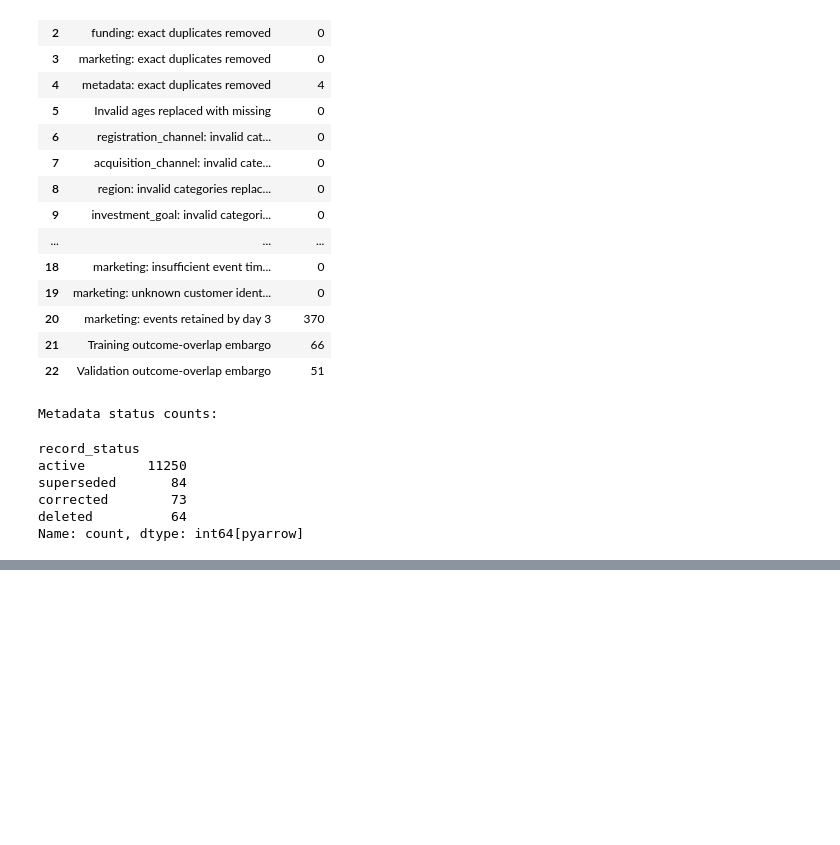
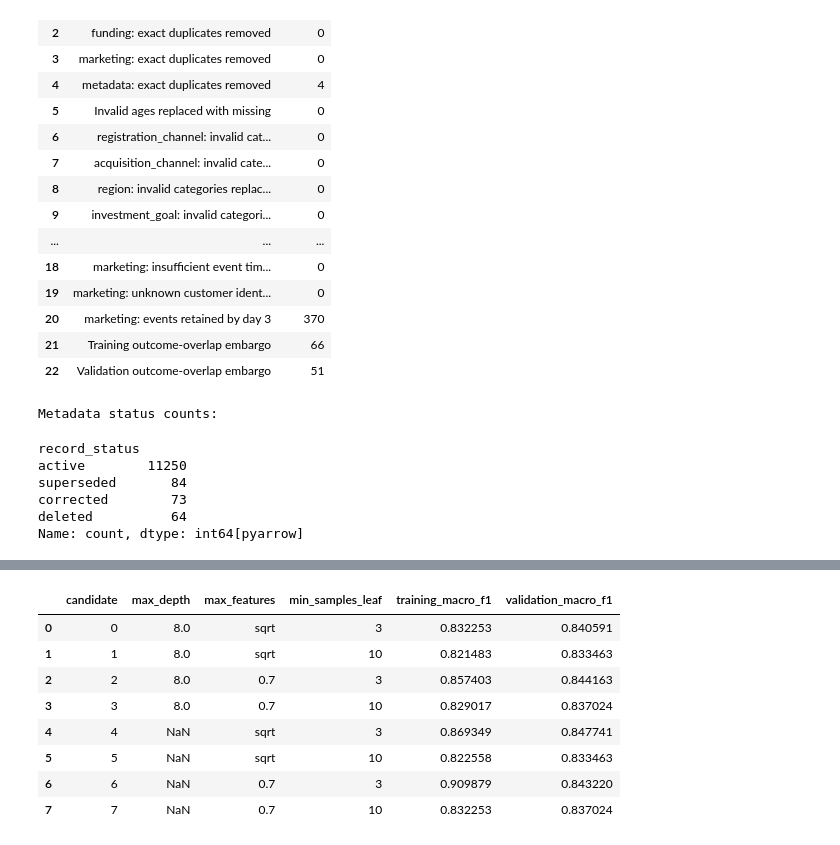
Before and after one commit to Kone-Makhadi-Stadio/Capstone_Project_KM, a Jupyter notebook: SS3_PartB.ipynb, the cells around one changed output, grey strips where cells are left out. Cells and saved outputs as stored; diff of their text form; code cells hidden in the pictures; blank space fills up the shorter version.

Commit message:
Updated ipynb with Model training
Updated ipynb with Model training

```diff
--- a/SS3_PartB.ipynb
+++ b/SS3_PartB.ipynb
@@ -1094,0 +1178,77 @@ Name: count, dtype: int64[pyarrow]
+# %%
+parameter_grid = list(ParameterGrid({
+    "max_depth": [8, None],
+    "min_samples_leaf": [3, 10],
+    "max_features": ["sqrt", 0.7]
+}))
+
+records = []
+candidate_models = []
+
+for index, parameters in enumerate(parameter_grid):
+    candidate = make_pipeline(parameters)
+
+    candidate.fit(X_train, y_train)
+
+    training_prediction = candidate.predict(X_train)
+    validation_prediction = candidate.predict(X_val)
+
+    records.append({
+        "candidate": index,
+        **parameters,
+        "training_macro_f1": f1_score(
+            y_train,
+            training_prediction,
+            average="macro"
+        ),
+        "validation_macro_f1": f1_score(
+            y_val,
+            validation_prediction,
+            average="macro"
+        )
+    })
+
+    candidate_models.append(candidate)
+
+    print(
+        f"Completed candidate "
+        f"{index + 1}/{len(parameter_grid)}"
+    )
+
+search_results = pd.DataFrame(records)
+
+# Tie-breaking favours shallower trees, larger leaves
+# and the smaller feature subset.
+best_index = min(
+    range(len(records)),
+    key=lambda i: (
+        -records[i]["validation_macro_f1"],
+        (
+            records[i]["max_depth"]
+            if records[i]["max_depth"] is not None
+            else float("inf")
+        ),
+        -records[i]["min_samples_leaf"],
+        (
+            0
+            if records[i]["max_features"] == "sqrt"
+            else 1
+        )
+    )
+)
+
+selected_parameters = parameter_grid[best_index]
+selected_model = candidate_models[best_index]
+
+display(search_results)
+
+print("Selected parameters:", selected_parameters)
+
+search_results.to_csv(
+    os.path.join(
+        results_folder,
+        "hyperparameter_validation.csv"
+    ),
+    index=False
+)
+# %% [output]
@@ -1094,0 +1263,9 @@ Name: count, dtype: int64[pyarrow]
+|  | candidate | max_depth | max_features | min_samples_leaf | training_macro_f1 | validation_macro_f1 |
+| 0 | 0 | 8.0 | sqrt | 3 | 0.832253 | 0.840591 |
+| 1 | 1 | 8.0 | sqrt | 10 | 0.821483 | 0.833463 |
+| 2 | 2 | 8.0 | 0.7 | 3 | 0.857403 | 0.844163 |
+| 3 | 3 | 8.0 | 0.7 | 10 | 0.829017 | 0.837024 |
+| 4 | 4 | NaN | sqrt | 3 | 0.869349 | 0.847741 |
+| 5 | 5 | NaN | sqrt | 10 | 0.822558 | 0.833463 |
+| 6 | 6 | NaN | 0.7 | 3 | 0.909879 | 0.843220 |
+| 7 | 7 | NaN | 0.7 | 10 | 0.832253 | 0.837024 |
```
Also changed, not shown: parts of 4 cells of this notebook, 3 other files.
